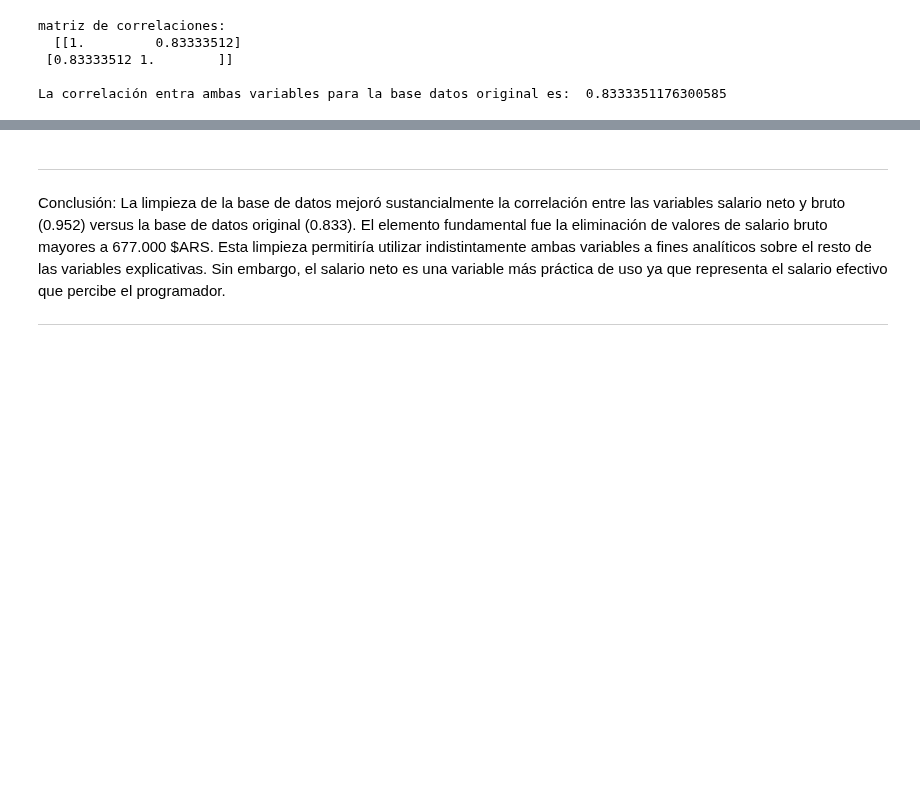
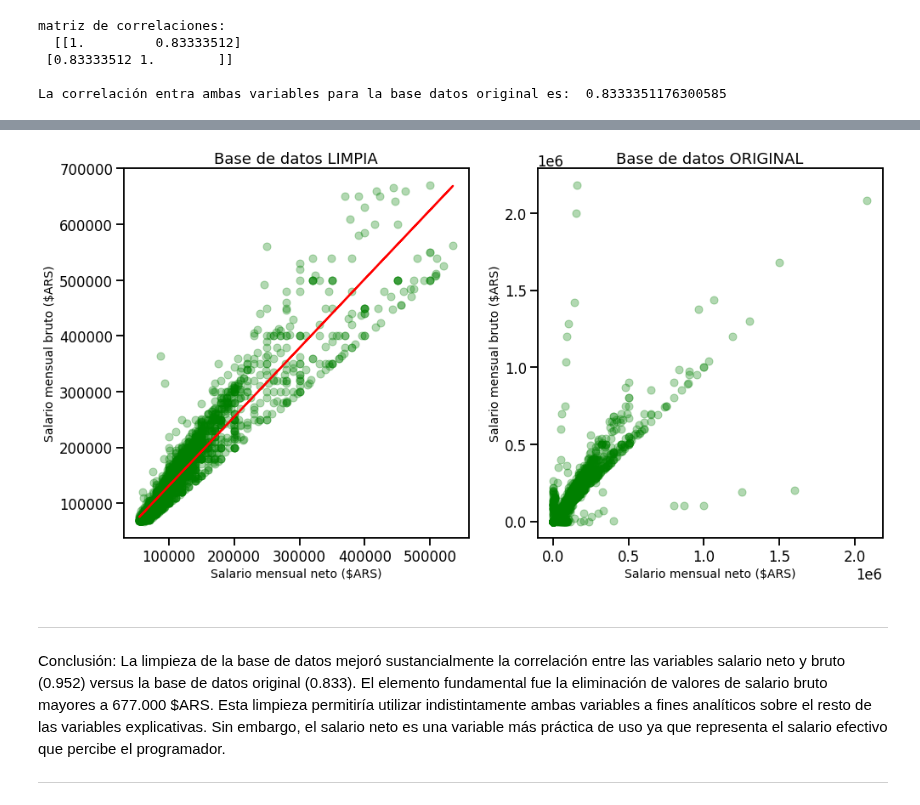
Before and after one commit to pablonicolasr/diplodatos-ayvd-2022-grupo32, a Jupyter notebook: Práctico1_Grupo32_Garay.ipynb, the cells around one changed output, grey strips where cells are left out. Drawn from its saved outputs; the diff is of its cells as text; code cells hidden in the pictures; blank space fills up the shorter version.

```diff
--- a/Práctico1_Grupo32_Garay.ipynb
+++ b/Práctico1_Grupo32_Garay.ipynb
@@ -532,3 +534,24 @@ sns.despine()
+# %%
+
+fig1= plt.figure(figsize=(16,8))
+axes=fig1.add_axes([0.4,0.5,1,1])
+
+plt.subplot(121)
+plt.plot(df_finalAsoc['salary_monthly_NETO'], df_finalAsoc['salary_monthly_BRUTO'],'o', color='g', alpha=0.3)
+plt.plot(x_train, y_pred, color='red')
+plt.xlabel(r'Salario mensual neto ($ARS)',fontsize=14)
+plt.ylabel(r'Salario mensual bruto ($ARS)',fontsize=14);
+plt.title("Base de datos LIMPIA")
+
+
+
+plt.subplot(122)
+plt.plot(df_origAsoc['salary_monthly_NETO'], df_origAsoc['salary_monthly_BRUTO'],'o', color='g', alpha=0.3)
+plt.xlabel(r'Salario mensual neto ($ARS)',fontsize=14)
+plt.ylabel(r'Salario mensual bruto ($ARS)',fontsize=14);
+plt.title("Base de datos ORIGINAL");
+# %% [output]
+[figure, added]
 # %% [markdown]
 ---
 
```
Also changed, not shown: parts of 2 cells of this notebook.
